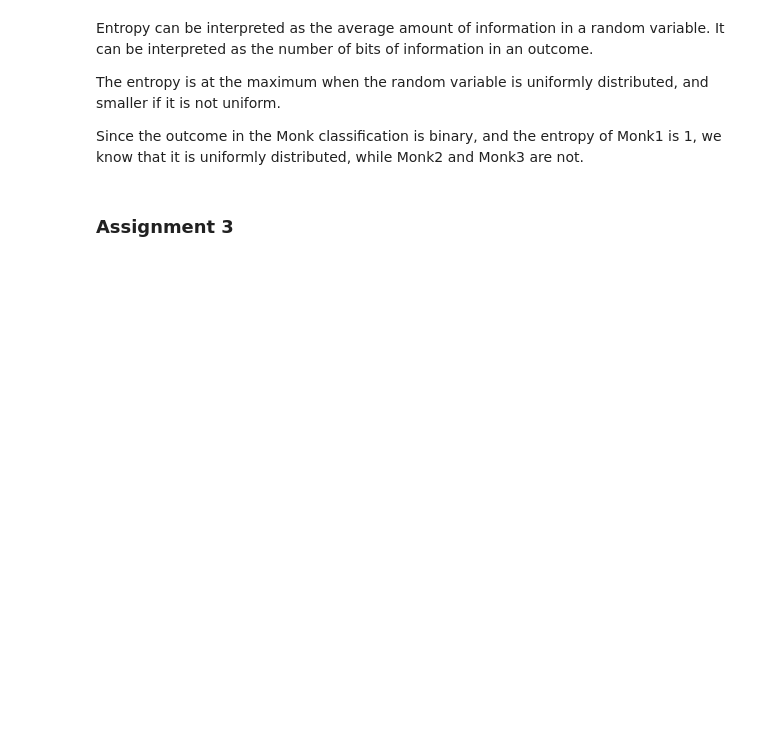
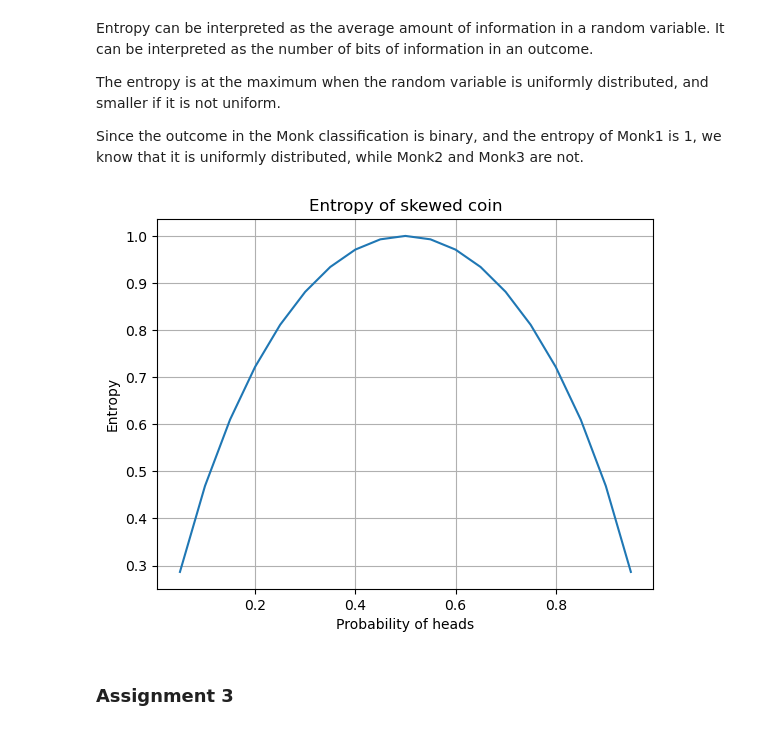
Before and after one commit to ermas3/Machine-Learning-Lab-1, a Jupyter notebook: python/Assignments.ipynb, the cells around one changed output. Cells and saved outputs as stored; diff of their text form; code cells hidden in the pictures; blank space fills up the shorter version.

```diff
--- a/python/Assignments.ipynb
+++ b/python/Assignments.ipynb
@@ -42,6 +43,18 @@ Entropy can be interpreted as the average amount of information in a random vari
 The entropy is at the maximum when the random variable is uniformly distributed, and smaller if it is not uniform.
 
 Since the outcome in the Monk classification is binary, and the entropy of Monk1 is 1, we know that it is uniformly distributed, while Monk2 and Monk3 are not.
+# %%
+heads_prob = np.arange(0.05, 1.0, 0.05)
+entropy = -heads_prob * np.log2(heads_prob) - (1 - heads_prob) * np.log2(1 - heads_prob)
+
+plt.plot(heads_prob, entropy)
+plt.grid()
+plt.xlabel('Probability of heads')
+plt.ylabel('Entropy')
+plt.title('Entropy of skewed coin')
+plt.show()
+# %% [output]
+[figure, added]
 # %% [markdown]
 ### Assignment 3
 # %%
```
Also changed, not shown: parts of 4 cells of this notebook.
